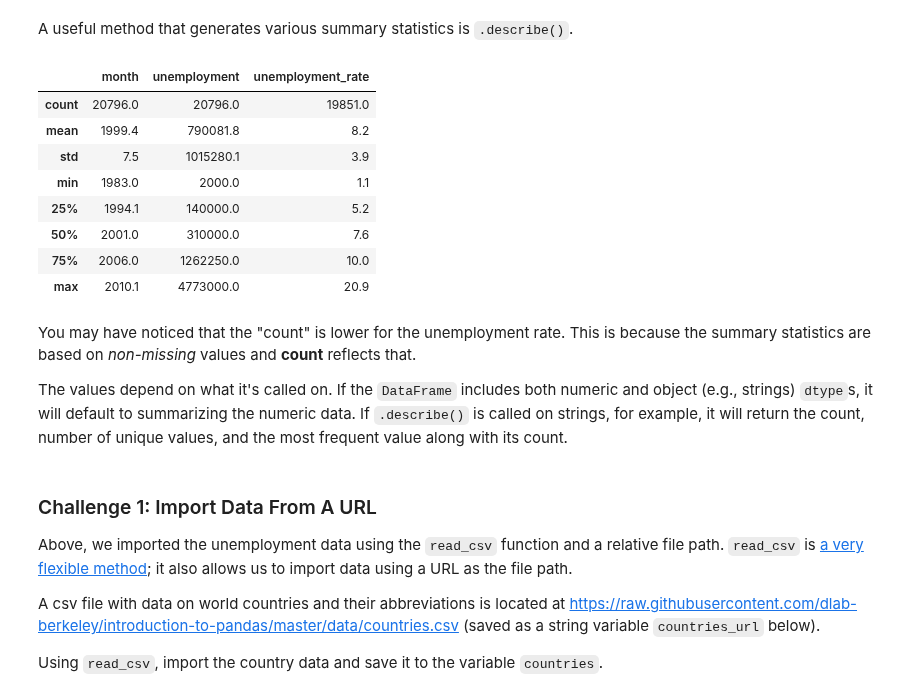
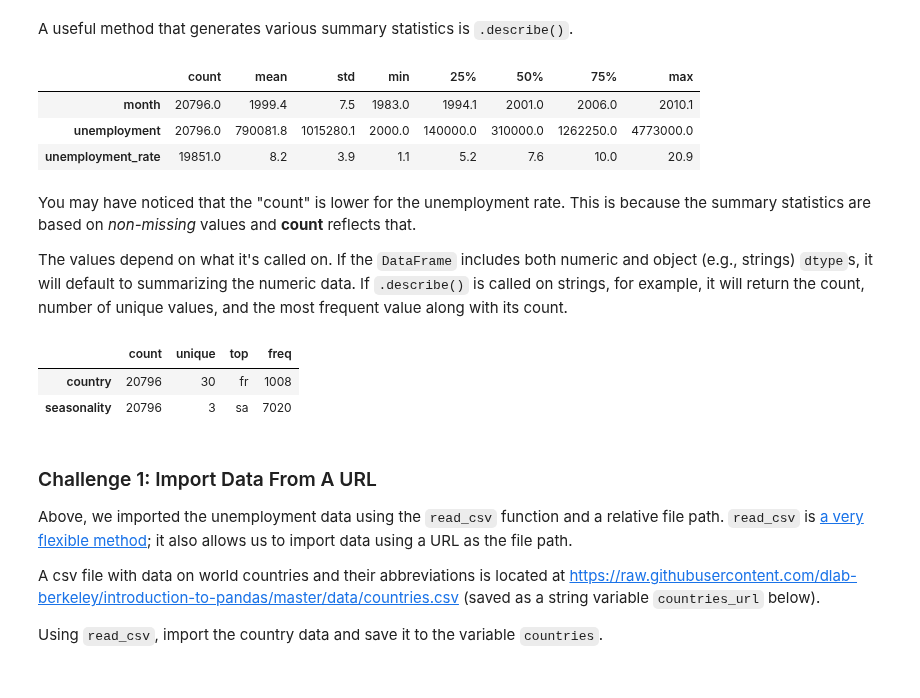
Before and after one commit to cbrownley/NYU-Python-Workshop, a Jupyter notebook: 1_Introduction_to_Pandas.ipynb, the cells around one changed output. Drawn from its saved outputs; the diff is of its cells as text; code cells hidden in the pictures.

```diff
--- a/1_Introduction_to_Pandas.ipynb
+++ b/1_Introduction_to_Pandas.ipynb
@@ -126,21 +120,22 @@ Index(['country', 'seasonality', 'year_month', 'year', 'month', 'unemployment',
 # %% [markdown]
 A useful method that generates various summary statistics is `.describe()`.
 # %%
-unemployment.describe().round(decimals=1)
+unemployment.describe().round(decimals=1).T
 # %% [output]
-|  | month | unemployment | unemployment_rate |
-| count | 20796.0 | 20796.0 | 19851.0 |
-| mean | 1999.4 | 790081.8 | 8.2 |
-| std | 7.5 | 1015280.1 | 3.9 |
-| min | 1983.0 | 2000.0 | 1.1 |
-| 25% | 1994.1 | 140000.0 | 5.2 |
-| 50% | 2001.0 | 310000.0 | 7.6 |
-| 75% | 2006.0 | 1262250.0 | 10.0 |
-| max | 2010.1 | 4773000.0 | 20.9 |
+|  | count | mean | std | min | 25% | 50% | 75% | max |
+| month | 20796.0 | 1999.4 | 7.5 | 1983.0 | 1994.1 | 2001.0 | 2006.0 | 2010.1 |
+| unemployment | 20796.0 | 790081.8 | 1015280.1 | 2000.0 | 140000.0 | 310000.0 | 1262250.0 | 4773000.0 |
+| unemployment_rate | 19851.0 | 8.2 | 3.9 | 1.1 | 5.2 | 7.6 | 10.0 | 20.9 |
 # %% [markdown]
 You may have noticed that the "count" is lower for the unemployment rate. This is because the summary statistics are based on *non-missing* values and **count** reflects that.
 
 The values depend on what it's called on. If the `DataFrame` includes both numeric and object (e.g., strings) `dtype`s, it will default to summarizing the numeric data. If `.describe()` is called on strings, for example, it will return the count, number of unique values, and the most frequent value along with its count.
+# %%
+unemployment.describe(include=["object"]).T
+# %% [output]
+|  | count | unique | top | freq |
+| country | 20796 | 30 | fr | 1008 |
+| seasonality | 20796 | 3 | sa | 7020 |
 # %% [markdown]
 ### Challenge 1: Import Data From A URL
 
```
Also changed, not shown: parts of 32 cells of this notebook.
